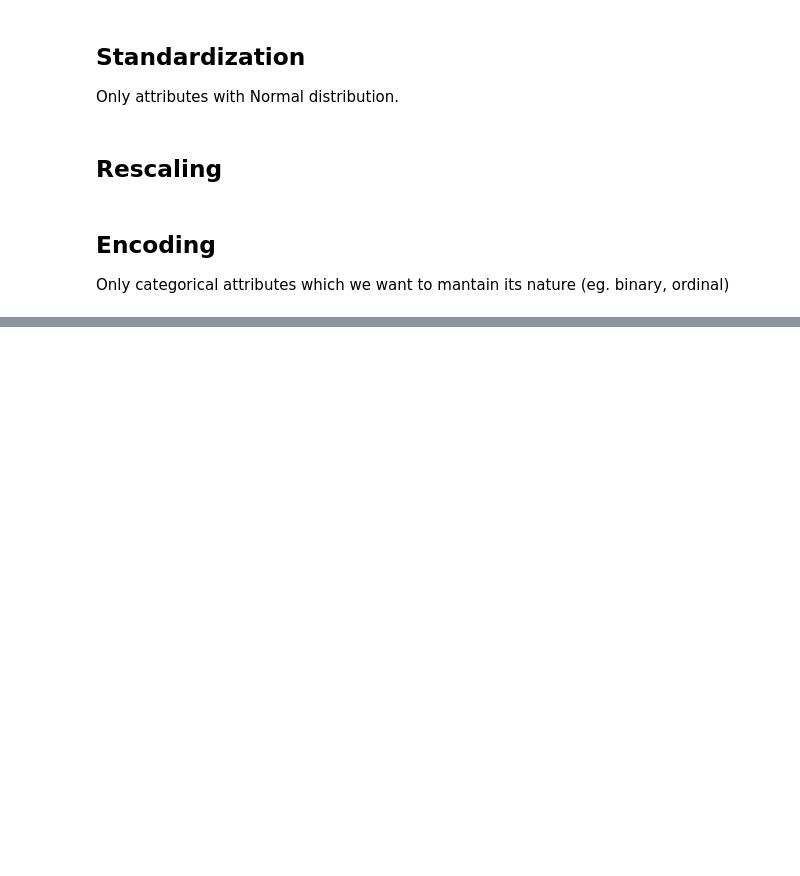
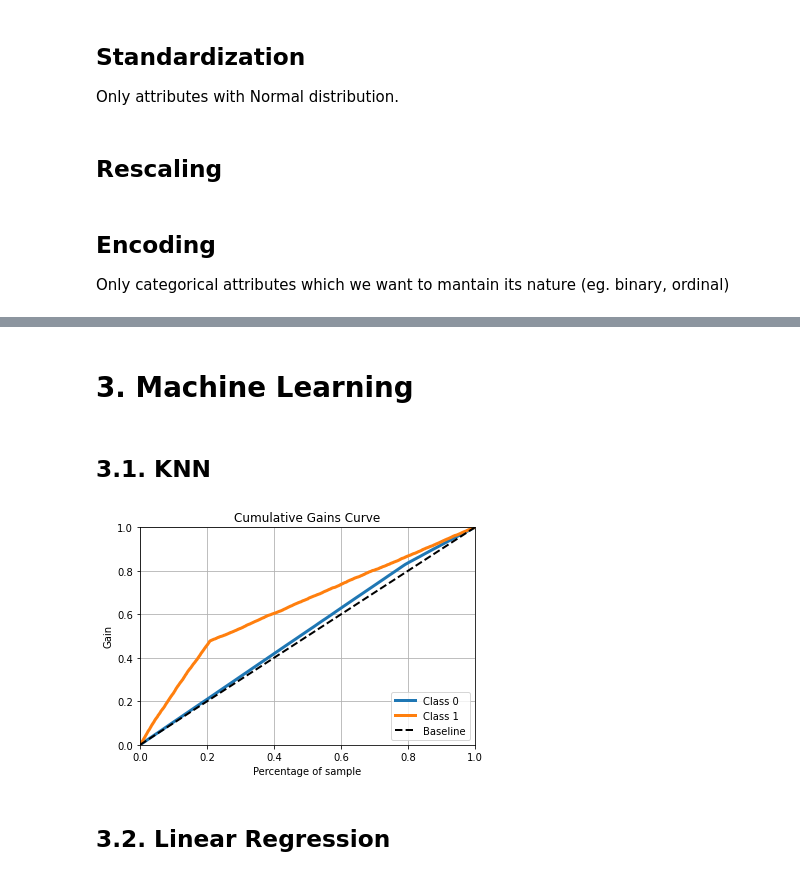
Before and after one commit to joaomj/health_insurance_cross_sell, a Jupyter notebook: health_insurance_cross-sell/notebooks/machine_learning.ipynb, the cells around one changed output, grey strips where cells are left out. Saved outputs shown, nothing was run; the diff lists cells and outputs as text; code cells hidden in the pictures; blank space fills up the shorter version.

```diff
--- a/health_insurance_cross-sell/notebooks/machine_learning.ipynb
+++ b/health_insurance_cross-sell/notebooks/machine_learning.ipynb
@@ -91,0 +179,32 @@ df.loc[:,'policy_sales_channel'] = df['policy_sales_channel'].map(fe_policy_sale
+# %% [markdown]
+# 3. Machine Learning
+# %%
+# arbitrary selection
+cols_selected = ['vintage', 'annual_premium', 'age', 'region_code', 'vehicle_damage', 'policy_sales_channel', 'previously_insured']
+# %%
+# using only the selected features to train and test (validation) the model
+x_train = df[cols_selected]
+x_val = x_val[cols_selected]
+# %% [markdown]
+## 3.1. KNN
+# %%
+# model definition
+knn_model = nh.KNeighborsClassifier(n_neighbors = 2)
+
+# model training
+knn_model.fit(x_train, y_train)
+
+# model prediction - Generalizing Power
+yhat_knn = knn_model.predict_proba(x_val)
+
+# Accumulative Gain
+skplt.metrics.plot_cumulative_gain(y_val, yhat_knn);
+
+# what this chart tell?
+# if i make the offer to 20% of the ordered list, i will find 50% of interested people (with 02 neighbors)
+# this means the KNN model left interested people on the end of the list
+# more KNN Neighbors = i will find more interested people
+# %% [output]
+[figure, added]
+# %% [markdown]
+## 3.2. Linear Regression
```
Also changed, not shown: parts of 18 cells of this notebook.
